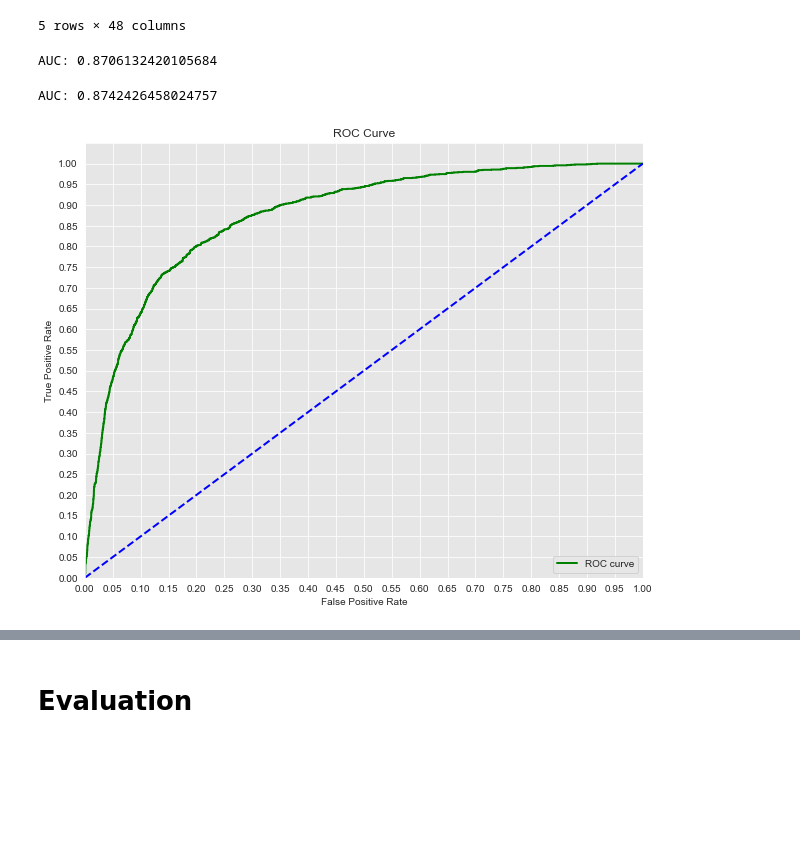
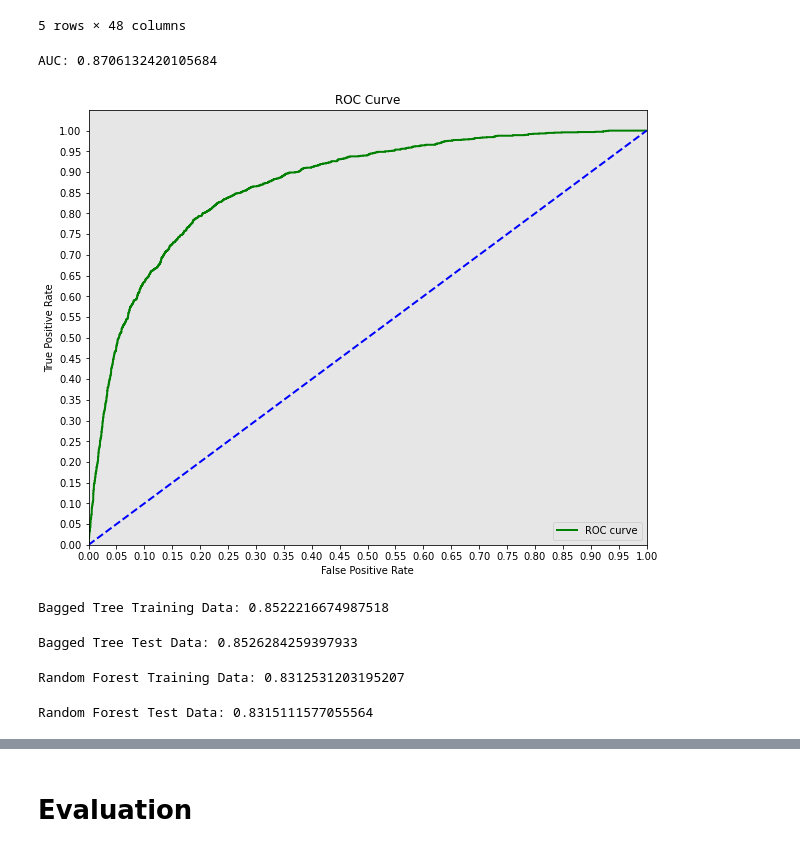
Before and after one commit to lpb3393/predict-flu-vaccine, a Jupyter notebook: predict-flu-vaccines.ipynb, the cells around one changed output, grey strips where cells are left out. Drawn from its saved outputs; the diff is of its cells as text; code cells hidden in the pictures; blank space fills up the shorter version.

```diff
--- a/predict-flu-vaccines.ipynb
+++ b/predict-flu-vaccines.ipynb
@@ -354,31 +364,29 @@ from sklearn.metrics import roc_curve, auc
 y_score = logreg.fit(X_train, y_train).decision_function(X_test)
 
 fpr, tpr, thresholds = roc_curve(y_test, y_score)
-# %%
-print('AUC: {}'.format(auc(fpr, tpr)))
-# %% [output]
-AUC: 0.8706132420105684
 # %%
+#ROC Curve
+
 import seaborn as sns
 %matplotlib inline
 
-sns.set_style('darkgrid', {'axes.facecolor': '0.9'})
+sns.set_style({'axes.facecolor': '0.9'})
 
 print('AUC: {}'.format(auc(fpr, tpr)))
 plt.figure(figsize=(10, 8))
 lw = 2
 plt.plot(fpr, tpr, color='green',
          lw=lw, label='ROC curve')
 plt.plot([0, 1], [0, 1], color='blue', lw=lw, linestyle='--')
 plt.xlim([0.0, 1.0])
 plt.ylim([0.0, 1.05])
 plt.yticks([i/20.0 for i in range(21)])
 plt.xticks([i/20.0 for i in range(21)])
 plt.xlabel('False Positive Rate')
 plt.ylabel('True Positive Rate')
 plt.title('ROC Curve')
 plt.legend(loc='lower right')
 plt.show()
 # %% [output]
-AUC: 0.8742426458024757
+AUC: 0.8706132420105684
-[figure, old version]
+[figure, new version]
@@ -384,0 +399,10 @@ AUC: 0.8742426458024757
+# %%
+bagged_tree.fit(X_train, y_train)
+print('Bagged Tree Training Data:', bagged_tree.score(X_train, y_train))
+# %% [output]
+Bagged Tree Training Data: 0.8522216674987518
+# %%
+bagged_tree.fit(X_test, y_test)
+print('Bagged Tree Test Data:', bagged_tree.score(X_test, y_test))
+# %% [output]
+Bagged Tree Test Data: 0.8526284259397933
@@ -384,0 +413,10 @@ AUC: 0.8742426458024757
+# %%
+forest.fit(X_train, y_train)
+print('Random Forest Training Data:', forest.score(X_train, y_train))
+# %% [output]
+Random Forest Training Data: 0.8312531203195207
+# %%
+forest.fit(X_test, y_test)
+print('Random Forest Test Data:', forest.score(X_test, y_test))
+# %% [output]
+Random Forest Test Data: 0.8315111577055564
```
Also changed, not shown: parts of 29 cells of this notebook.
